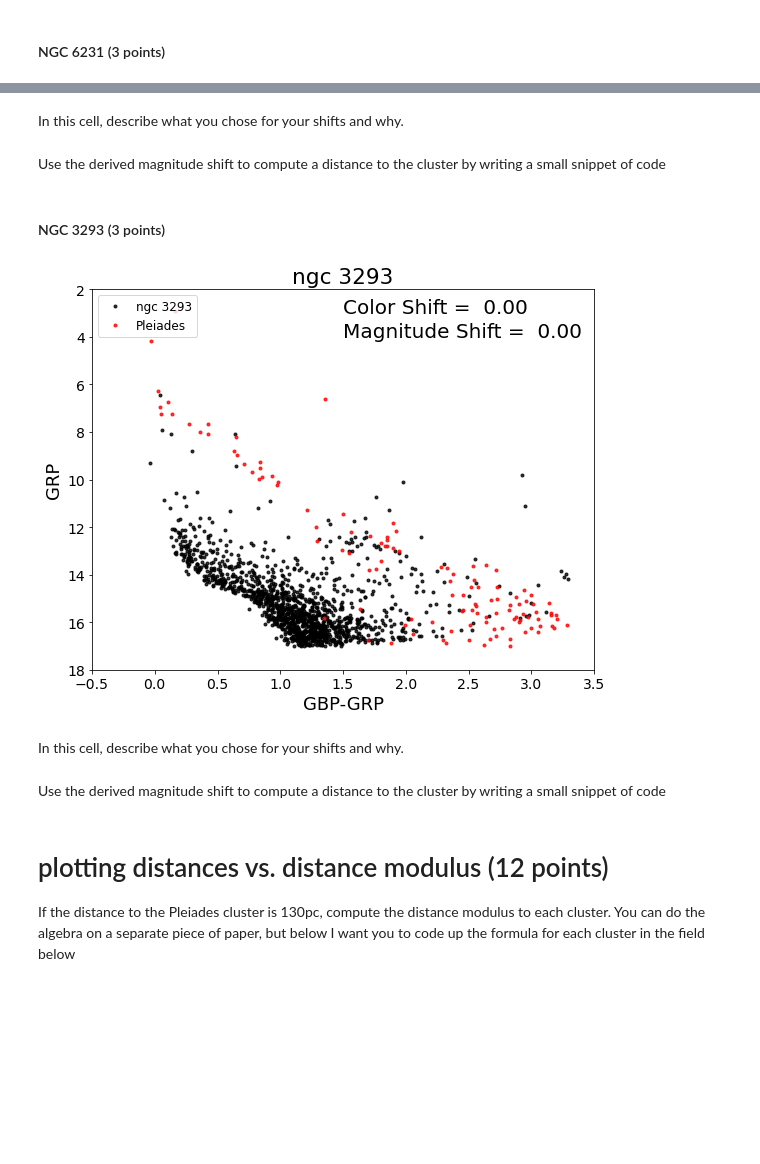
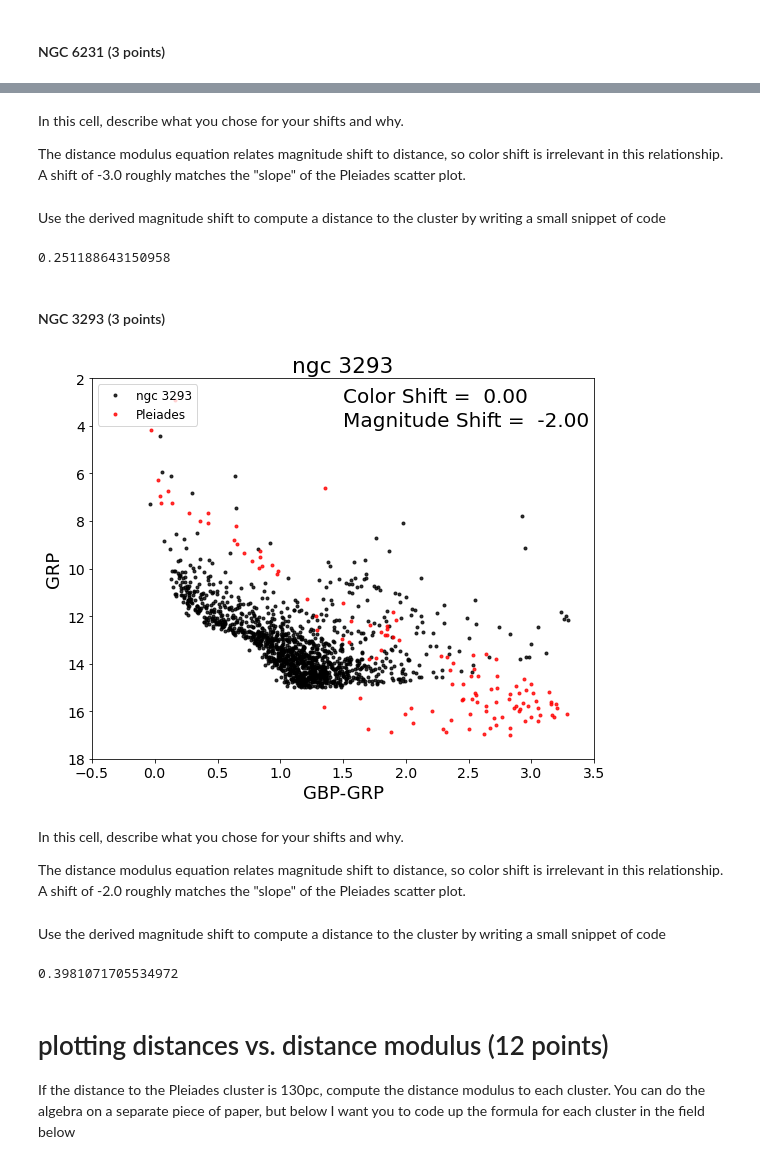
Before and after one commit to WayoftheFerret/CMD_distmod_student, a Jupyter notebook: cluster_plot_student.ipynb, the cells around one changed output, grey strips where cells are left out. Drawn from its saved outputs; the diff is of its cells as text; code cells hidden in the pictures; blank space fills up the shorter version.

```diff
--- a/cluster_plot_student.ipynb
+++ b/cluster_plot_student.ipynb
@@ -85,5 +95,7 @@ cp.cmdplot(clustname='NGC 6231',magshift=0.0,colshift=0.0)
-# %% [markdown]
-In this cell, describe what you chose for your shifts and why.
+# %% [markdown]
+In this cell, describe what you chose for your shifts and why.
+
+The distance modulus equation relates magnitude shift to distance, so color shift is irrelevant in this relationship. A shift of -3.0 roughly matches the "slope" of the Pleiades scatter plot.
 # %% [markdown]
 Use the derived magnitude shift to compute a distance to the cluster by writing a small snippet of code
 # %%
@@ -92,20 +104,24 @@ Use the derived magnitude shift to compute a distance to the cluster by writing
 #### Write code here.
 
 # enter your calculated shift here
-shift_ngc6231 =
+shift_ngc6231 = -3.0
 
 # Assuming the distance to M45 is 130pc write an code expression that converts your shift into the ratio of the distances
 #the Pleiades to this cluster
-dist_ratio_ngc6231 =
+dist_ratio_ngc6231 = 10**(shift_ngc6231/5)
 print(dist_ratio_ngc6231)
+# %% [output]
+0.251188643150958
 # %% [markdown]
 #### NGC 3293  (3 points)
 # %%
-cp.cmdplot(clustname='ngc 3293',magshift=0.0,colshift=0.0)
+cp.cmdplot(clustname='ngc 3293',magshift=-2.0,colshift=0.0)
 # %% [output]
-[figure, old version]
+[figure, new version]
-# %% [markdown]
-In this cell, describe what you chose for your shifts and why.
+# %% [markdown]
+In this cell, describe what you chose for your shifts and why.
+
+The distance modulus equation relates magnitude shift to distance, so color shift is irrelevant in this relationship. A shift of -2.0 roughly matches the "slope" of the Pleiades scatter plot.
 # %% [markdown]
 Use the derived magnitude shift to compute a distance to the cluster by writing a small snippet of code
 # %%
@@ -114,12 +130,14 @@ Use the derived magnitude shift to compute a distance to the cluster by writing
 #### Write code here.
 
 # enter your calculated shift here
-shift_ngc3293 =
+shift_ngc3293 = -2.0
 
 # Assuming the distance to M45 is 130pc write an code expression that converts your shift into the ratio of the distances
 #the Pleiades to this cluster
-dist_ratio_ngc3293 =
+dist_ratio_ngc3293 = 10**(shift_ngc3293/5)
 print(dist_ratio_ngc3293)
+# %% [output]
+0.3981071705534972
 # %% [markdown]
 # plotting distances vs. distance modulus  (12 points)
 If the distance to the Pleiades cluster is 130pc, compute the distance modulus to each cluster.  You can do the algebra on a separate piece of paper, but below I want you to code up the formula for each cluster in the field below
```
Also changed, not shown: parts of 8 cells of this notebook.
